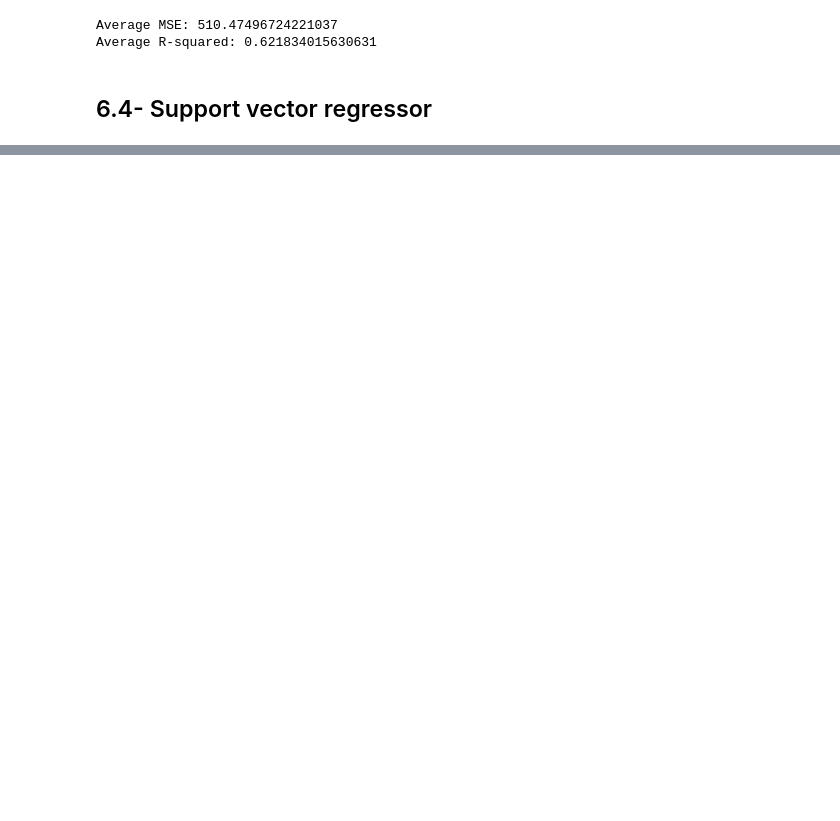
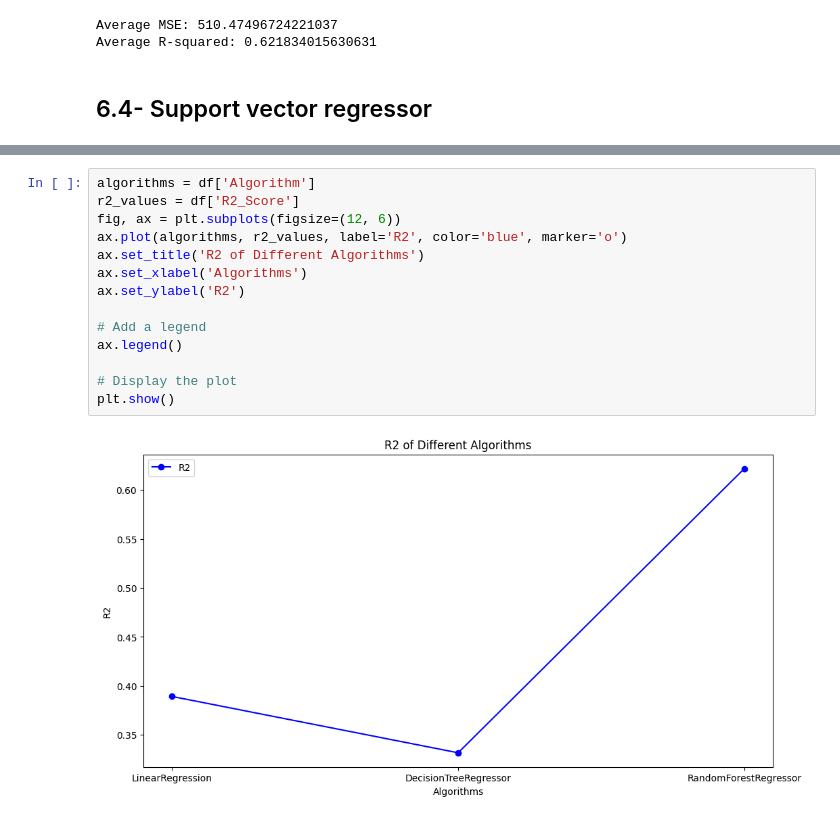
Before and after one commit to khawlabel/projet_Ml, a Jupyter notebook: projet_Ml.ipynb, the cells around one changed output, grey strips where cells are left out. Saved outputs shown, nothing was run; the diff lists cells and outputs as text; blank space fills up the shorter version.

```diff
--- a/projet_Ml.ipynb
+++ b/projet_Ml.ipynb
@@ -555,0 +595,16 @@ print(f'Average R-squared: {avg_r2}')
+# %%
+algorithms = df['Algorithm']
+r2_values = df['R2_Score']
+fig, ax = plt.subplots(figsize=(12, 6))
+ax.plot(algorithms, r2_values, label='R2', color='blue', marker='o')
+ax.set_title('R2 of Different Algorithms')
+ax.set_xlabel('Algorithms')
+ax.set_ylabel('R2')
+
+# Add a legend
+ax.legend()
+
+# Display the plot
+plt.show()
+# %% [output]
+[figure, added]
```
Also changed, not shown: parts of 6 cells of this notebook.
